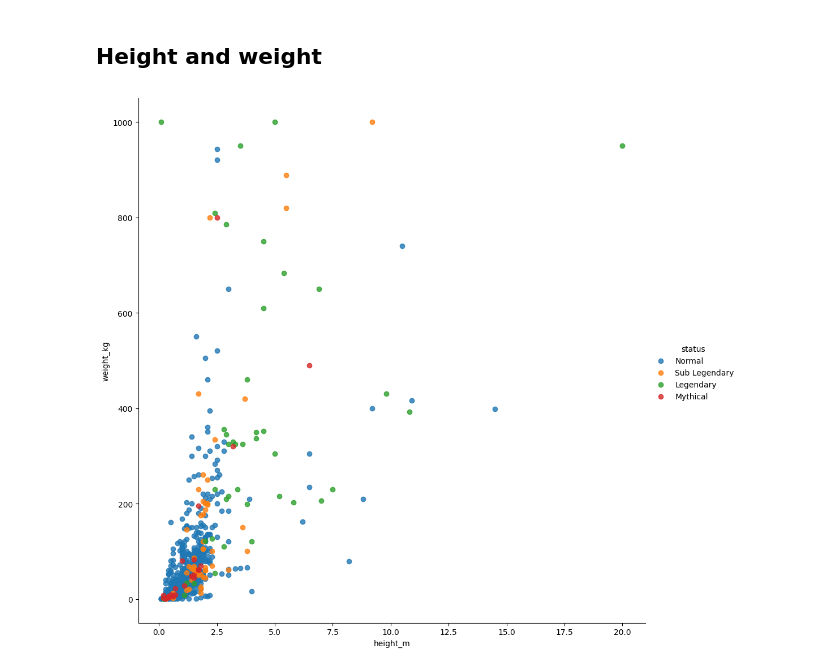
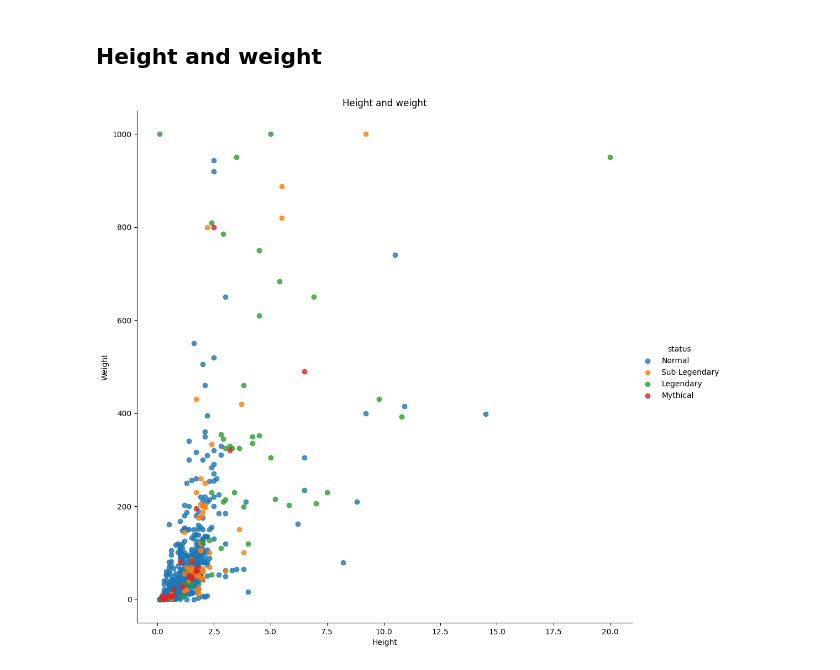
Before and after one commit to BiancaBenelli/Pokemon_project, a Jupyter notebook: Pokemon.ipynb, the cells around one changed output. Drawn from its saved outputs; the diff is of its cells as text; code cells hidden in the pictures.

```diff
--- a/Pokemon.ipynb
+++ b/Pokemon.ipynb
@@ -309,6 +313,9 @@ pokemon_df[strongest_pokemon]
 ## Height and weight
 # %%
 sb.lmplot(x = 'height_m', y = 'weight_kg', data=pokemon_df, fit_reg=False, hue = 'status', legend = True, height=10, aspect=1)
+plt.title('Height and weight')
+plt.xlabel("Height")
+plt.ylabel("Weight")
 plt.show()
 # %% [output]
-[figure, old version]
+[figure, new version]
```
Also changed, not shown: parts of 12 cells of this notebook.
